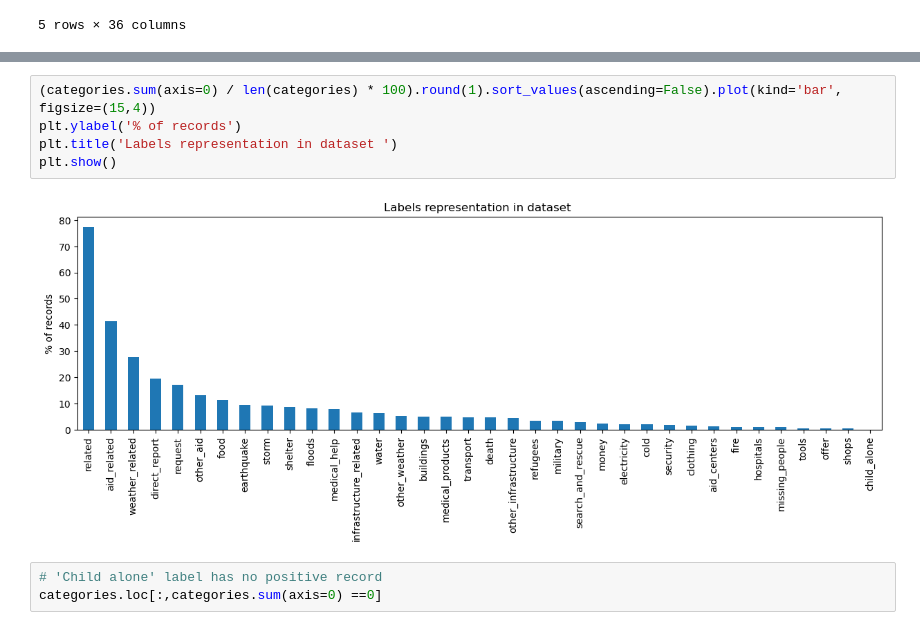
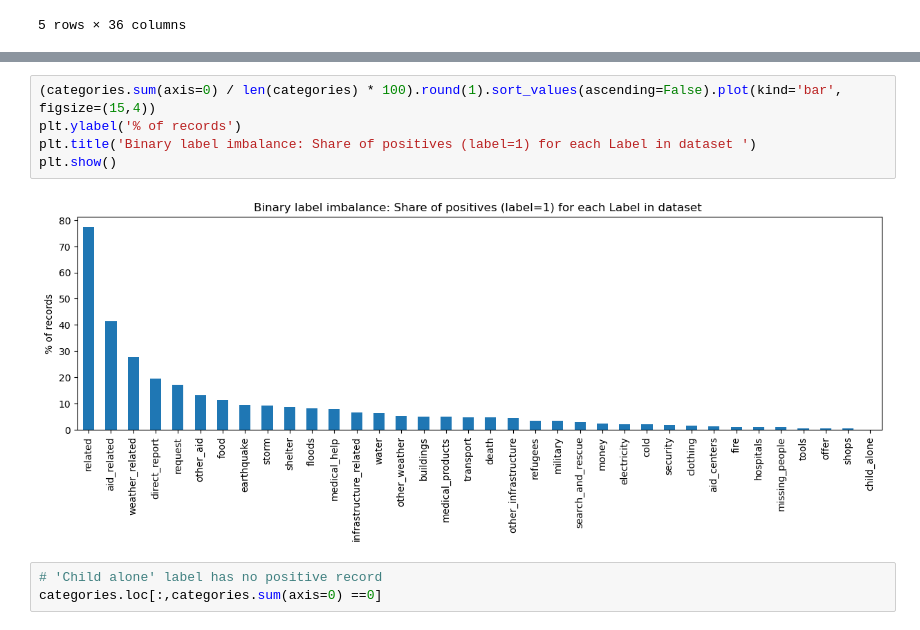
Before and after one commit to LaurentVeyssier/Disaster_Response_Pipeline, a Jupyter notebook: ETL Pipeline Preparation.ipynb, the cells around one changed output, grey strips where cells are left out. Saved outputs shown, nothing was run; the diff lists cells and outputs as text.

Commit message:
clarifications on imbalance issue

```diff
--- a/ETL Pipeline Preparation.ipynb
+++ b/ETL Pipeline Preparation.ipynb
@@ -178,10 +185,10 @@ categories.head()
 # %%
 (categories.sum(axis=0) / len(categories) * 100).round(1).sort_values(ascending=False).plot(kind='bar', figsize=(15,4))
 plt.ylabel('% of records')
-plt.title('Labels representation in dataset ')
+plt.title('Binary label imbalance: Share of positives (label=1) for each Label in dataset ')
 plt.show()
 # %% [output]
-[figure, old version]
+[figure, new version]
 # %%
 # 'Child alone' label has no positive record
 categories.loc[:,categories.sum(axis=0) ==0]
```
Also changed, not shown: parts of 1 cell of this notebook, 4 other files.
